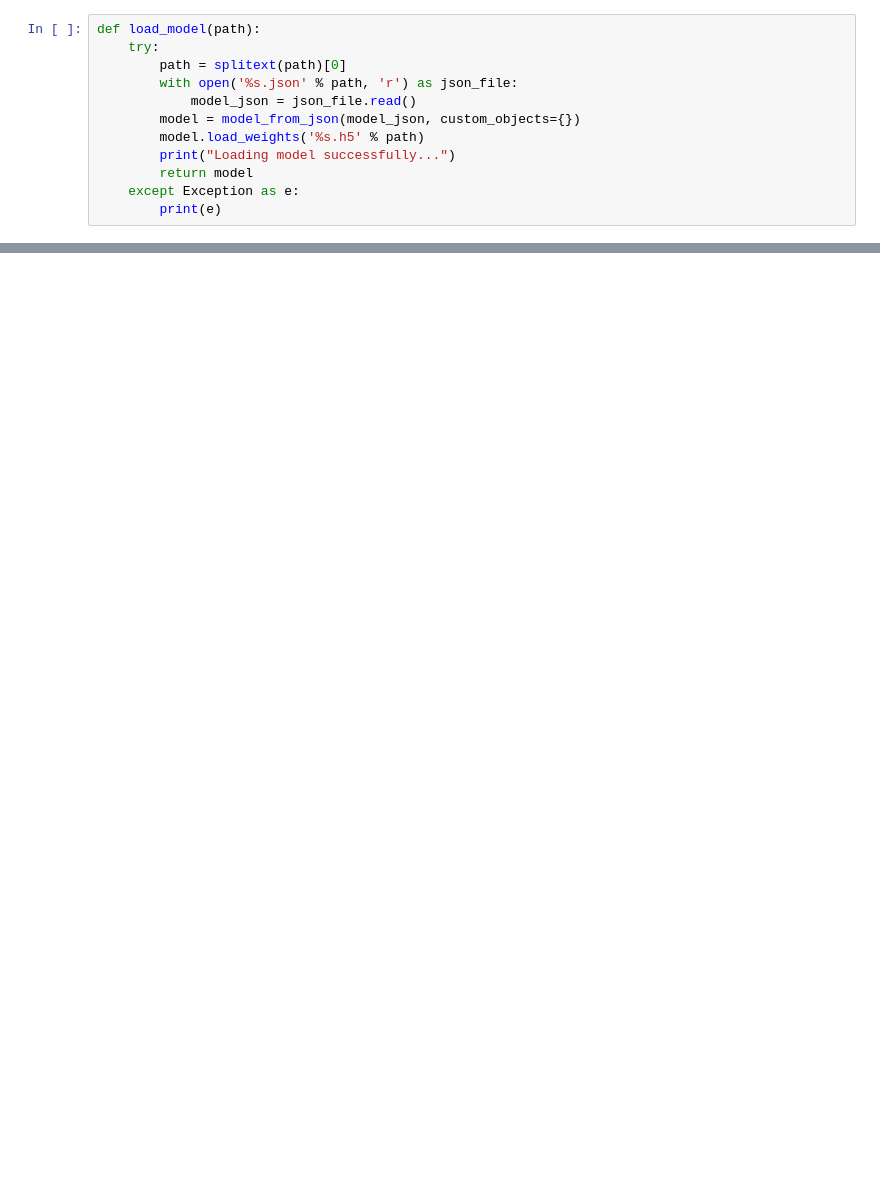
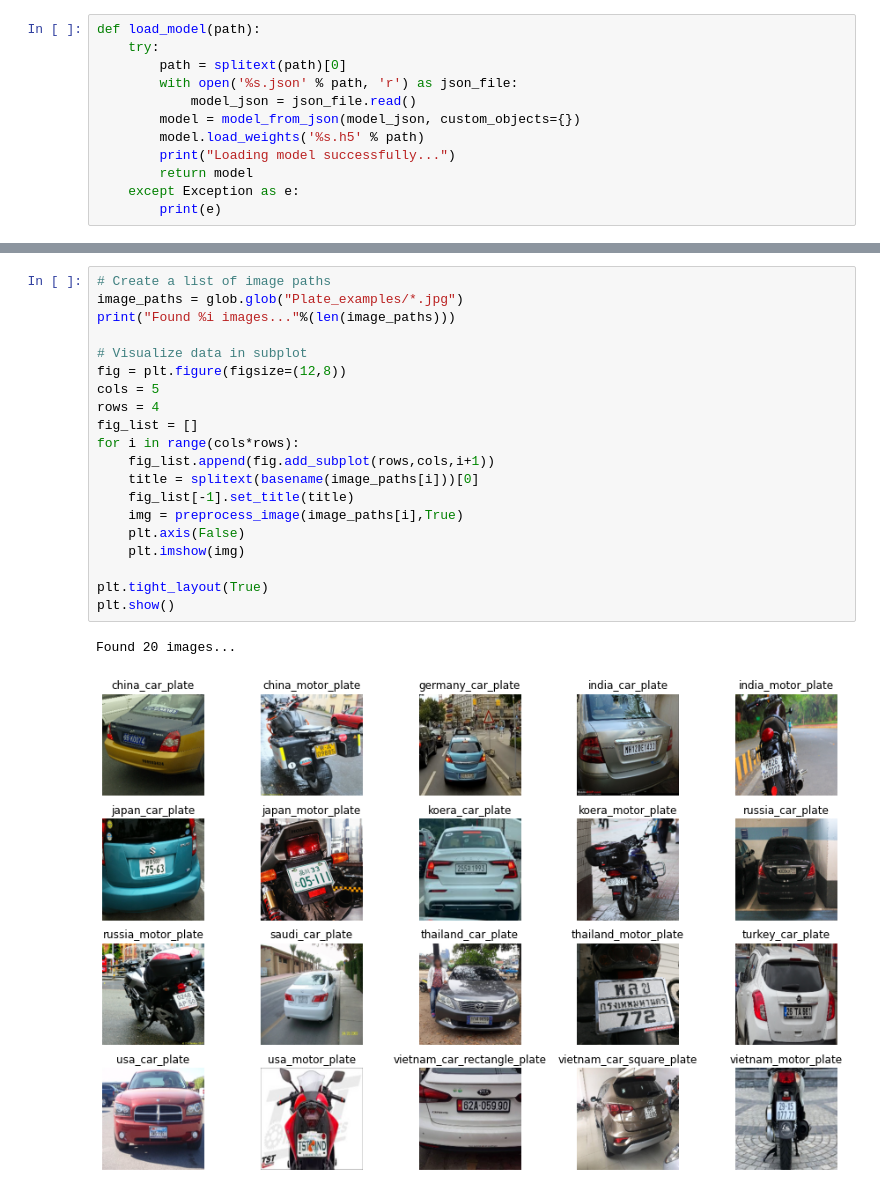
Before and after one commit to quangnhat185/Plate_detect_and_recognize, a Jupyter notebook: (Part_1)License_plate_detection.ipynb, the cells around one changed output, grey strips where cells are left out. Saved outputs shown, nothing was run; the diff lists cells and outputs as text; blank space fills up the shorter version.

```diff
--- a/(Part_1)License_plate_detection.ipynb
+++ b/(Part_1)License_plate_detection.ipynb
@@ -33,0 +40,23 @@ Found 20 images...
+# %%
+# Create a list of image paths
+image_paths = glob.glob("Plate_examples/*.jpg")
+print("Found %i images..."%(len(image_paths)))
+
+# Visualize data in subplot
+fig = plt.figure(figsize=(12,8))
+cols = 5
+rows = 4
+fig_list = []
+for i in range(cols*rows):
+    fig_list.append(fig.add_subplot(rows,cols,i+1))
+    title = splitext(basename(image_paths[i]))[0]
+    fig_list[-1].set_title(title)
+    img = preprocess_image(image_paths[i],True)
+    plt.axis(False)
+    plt.imshow(img)
+
+plt.tight_layout(True)
+plt.show()
+# %% [output]
+Found 20 images...
+[figure, added]
```
Also changed, not shown: parts of 12 cells of this notebook, 7 other files.
